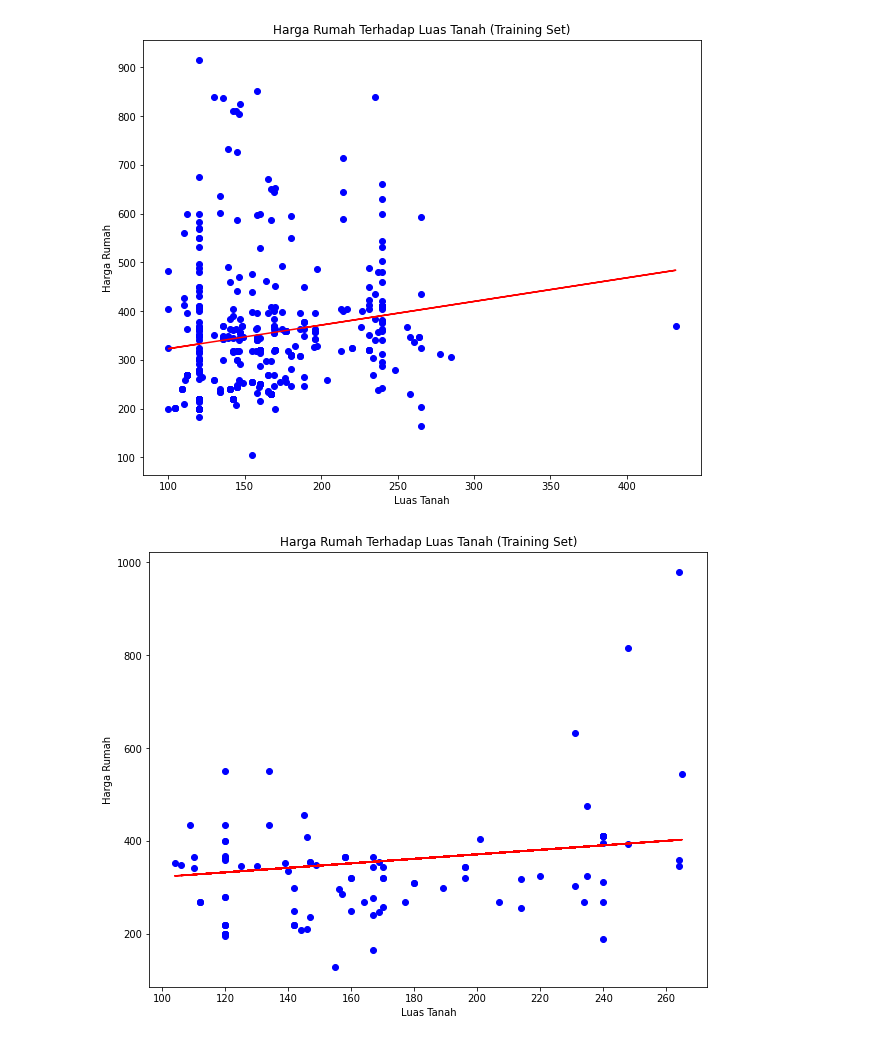
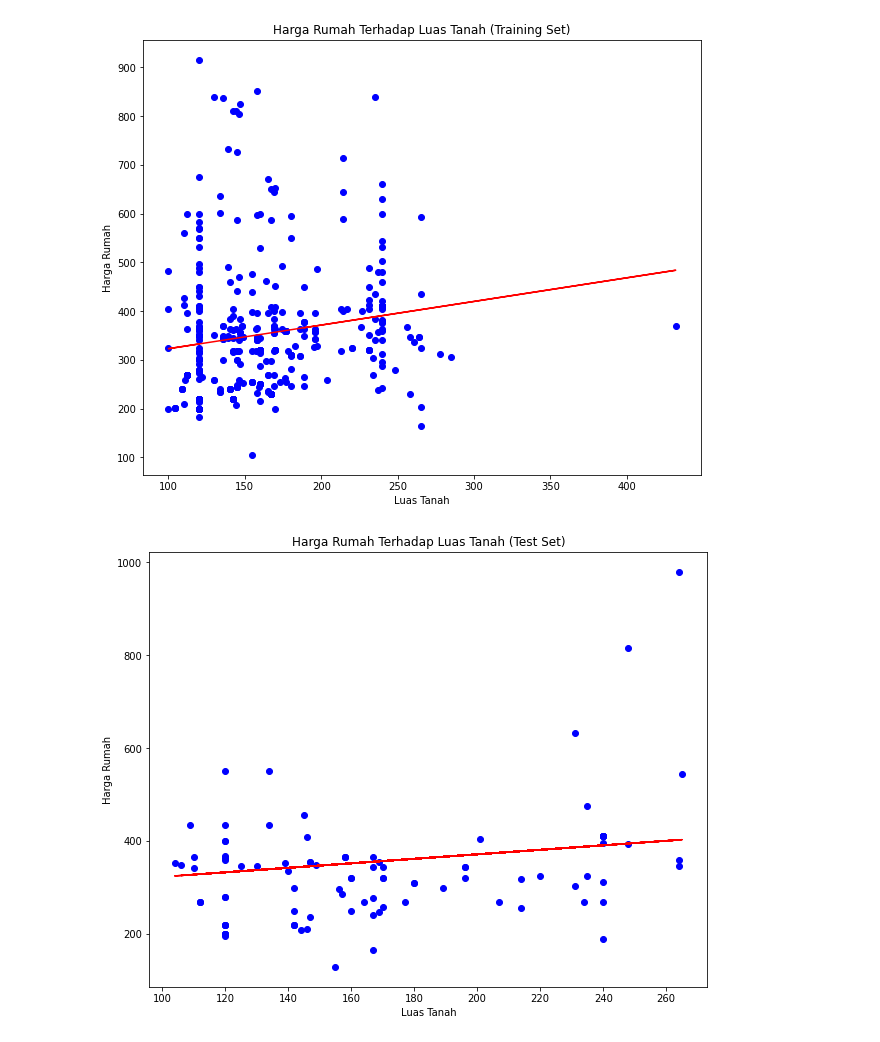
Before and after one commit to radityap99/Data-Mining, a Jupyter notebook: ProjectDataMining_A11_2018_10900.ipynb, the cells around one changed output. Drawn from its saved outputs; the diff is of its cells as text; code cells hidden in the pictures.

```diff
--- a/ProjectDataMining_A11_2018_10900.ipynb
+++ b/ProjectDataMining_A11_2018_10900.ipynb
@@ -60,10 +60,10 @@ plt.show()
 # %%
 plt.figure(figsize=(10,8))
 plt.scatter(x_test, y_test, color = 'blue')
 plt.plot(x_test, regressor.predict(x_test), color = 'red')
-plt.title('Harga Rumah Terhadap Luas Tanah (Training Set)')
+plt.title('Harga Rumah Terhadap Luas Tanah (Test Set)')
 plt.xlabel('Luas Tanah')
 plt.ylabel('Harga Rumah')
 plt.show()
 # %% [output]
-[figure, old version]
+[figure, new version]
```
